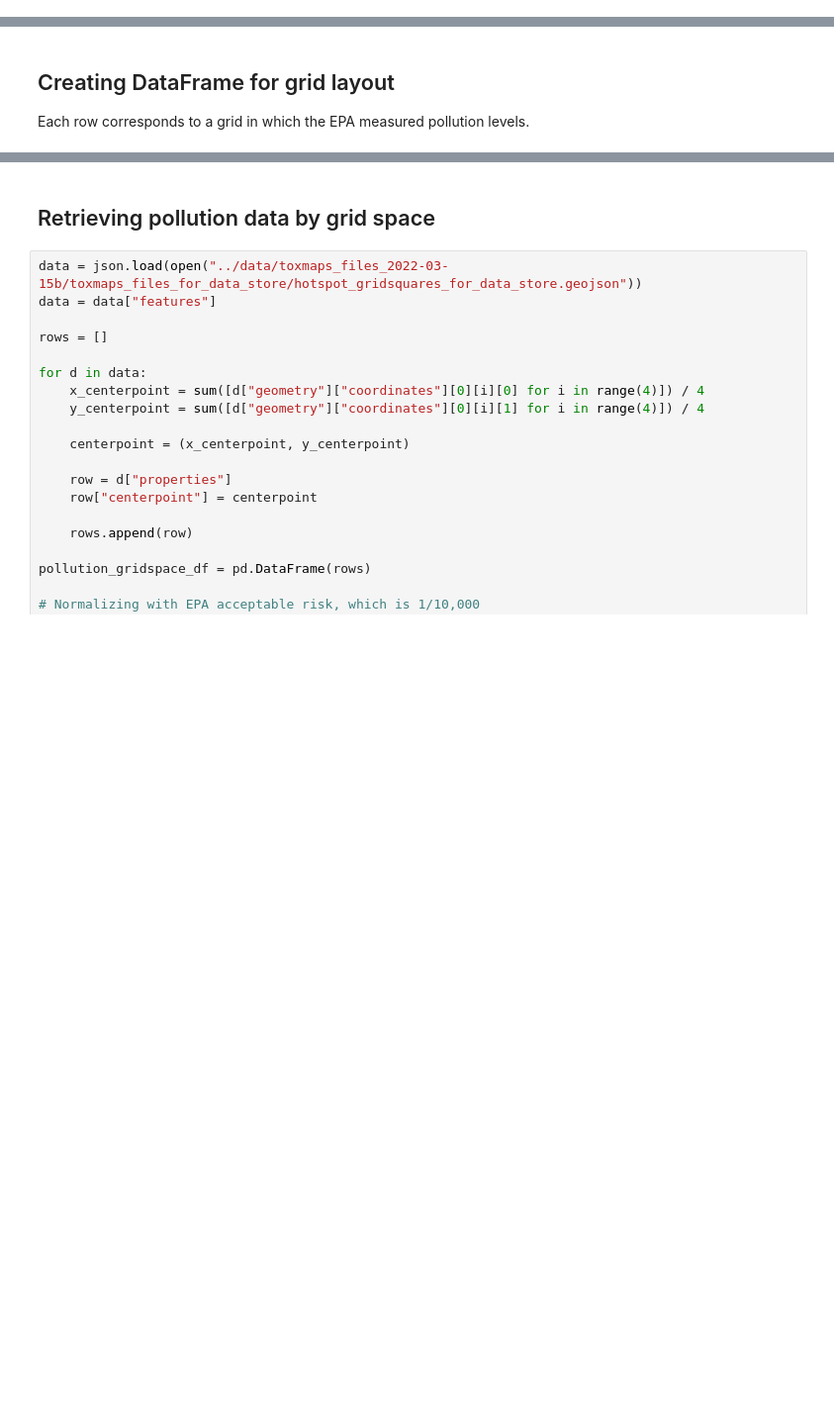
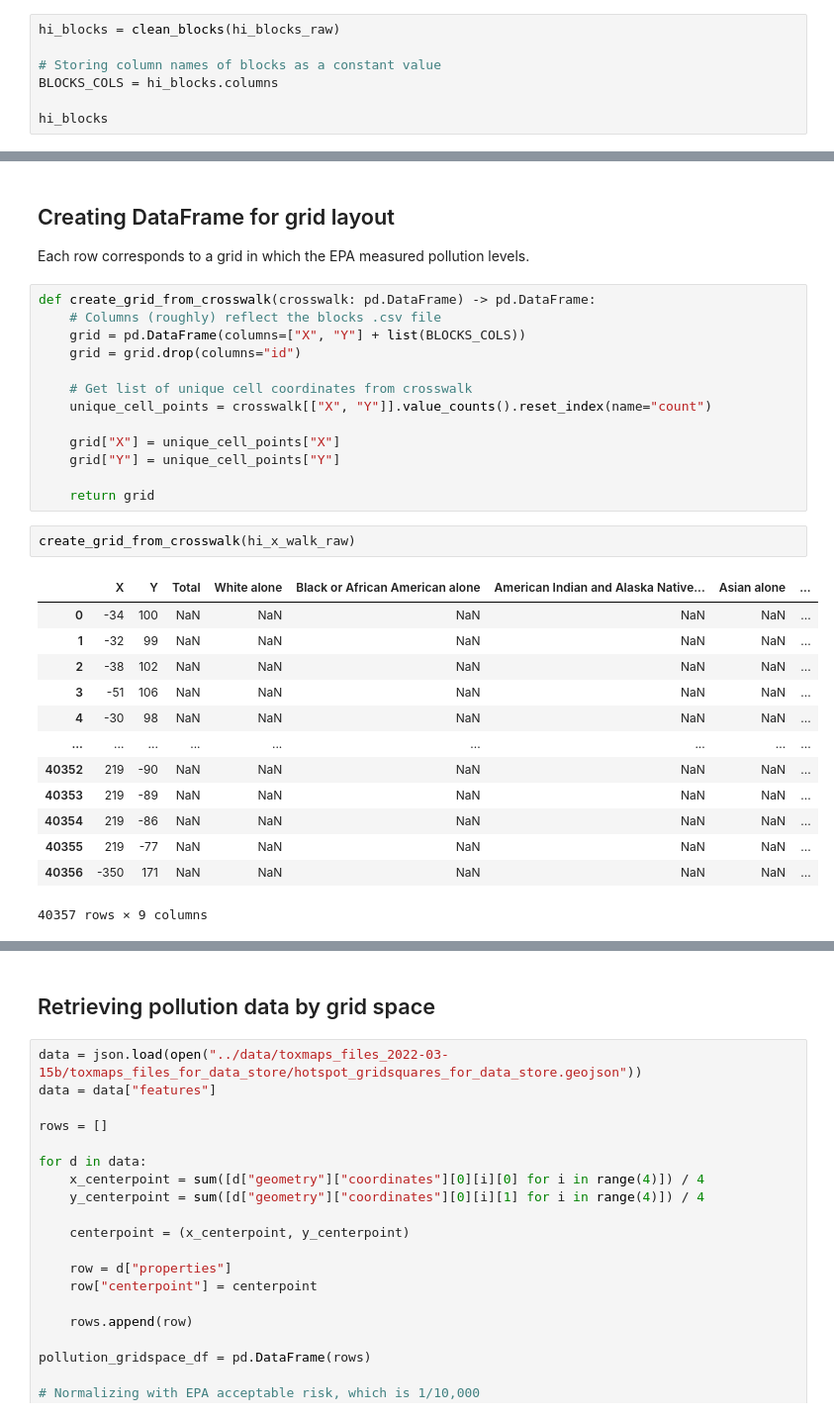
Before and after one commit to jasondamico/d3-visualizations, a Jupyter notebook: propublica_hotspots/python/cleaning.ipynb, the cells around one changed output, grey strips where cells are left out. Shown at 99% size. Drawn from its saved outputs; the diff is of its cells as text; blank space fills up the shorter version.

```diff
--- a/propublica_hotspots/python/cleaning.ipynb
+++ b/propublica_hotspots/python/cleaning.ipynb
@@ -186,0 +170,7 @@ hi_blocks
+# %%
+hi_blocks = clean_blocks(hi_blocks_raw)
+
+# Storing column names of blocks as a constant value
+BLOCKS_COLS = hi_blocks.columns
+
+hi_blocks
@@ -237,4 +242,33 @@ crosswalk_cleaning(hi_x_walk_raw)
 # %% [markdown]
 ## Creating DataFrame for grid layout
 Each row corresponds to a grid in which the EPA measured pollution levels.
+# %%
+def create_grid_from_crosswalk(crosswalk: pd.DataFrame) -> pd.DataFrame:
+    # Columns (roughly) reflect the blocks .csv file
+    grid = pd.DataFrame(columns=["X", "Y"] + list(BLOCKS_COLS))
+    grid = grid.drop(columns="id")
+
+    # Get list of unique cell coordinates from crosswalk
+    unique_cell_points = crosswalk[["X", "Y"]].value_counts().reset_index(name="count")
+
+    grid["X"] = unique_cell_points["X"]
+    grid["Y"] = unique_cell_points["Y"]
+
+    return grid
+# %%
+create_grid_from_crosswalk(hi_x_walk_raw)
+# %% [output]
+|  | X | Y | Total | White alone | Black or African American alone | American Indian and Alaska Native... | Asian alone | ... |
+| 0 | -34 | 100 | NaN | NaN | NaN | NaN | NaN | ... |
+| 1 | -32 | 99 | NaN | NaN | NaN | NaN | NaN | ... |
+| 2 | -38 | 102 | NaN | NaN | NaN | NaN | NaN | ... |
+| 3 | -51 | 106 | NaN | NaN | NaN | NaN | NaN | ... |
+| 4 | -30 | 98 | NaN | NaN | NaN | NaN | NaN | ... |
+| ... | ... | ... | ... | ... | ... | ... | ... | ... |
+| 40352 | 219 | -90 | NaN | NaN | NaN | NaN | NaN | ... |
+| 40353 | 219 | -89 | NaN | NaN | NaN | NaN | NaN | ... |
+| 40354 | 219 | -86 | NaN | NaN | NaN | NaN | NaN | ... |
+| 40355 | 219 | -77 | NaN | NaN | NaN | NaN | NaN | ... |
+| 40356 | -350 | 171 | NaN | NaN | NaN | NaN | NaN | ... |
+40357 rows × 9 columns
 # %%
```
Also changed, not shown: parts of 12 cells of this notebook.
